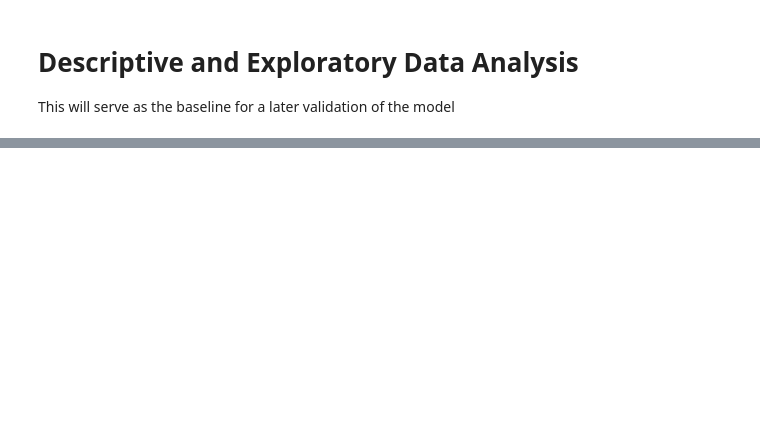
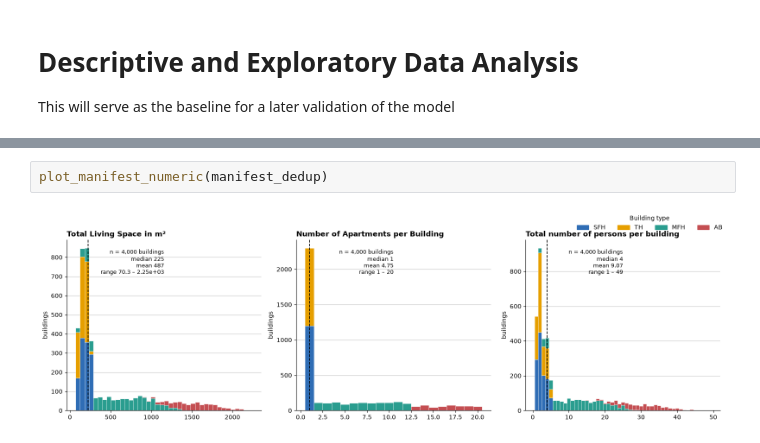
Before and after one commit to NV717/Master_Thesis_EWI_2026, a Jupyter notebook: Ch_2_Deskriptive_Analysis/DescAnalysis.ipynb, the cells around one changed output, grey strips where cells are left out. Saved outputs shown, nothing was run; the diff lists cells and outputs as text; blank space fills up the shorter version.

```diff
--- a/Ch_2_Deskriptive_Analysis/DescAnalysis.ipynb
+++ b/Ch_2_Deskriptive_Analysis/DescAnalysis.ipynb
@@ -163,0 +47,4 @@ if __name__ == "__main__":
+# %%
+plot_manifest_numeric(manifest_dedup)
+# %% [output]
+[figure, added]
```
Also changed, not shown: parts of 29 cells of this notebook, 1 other file.
